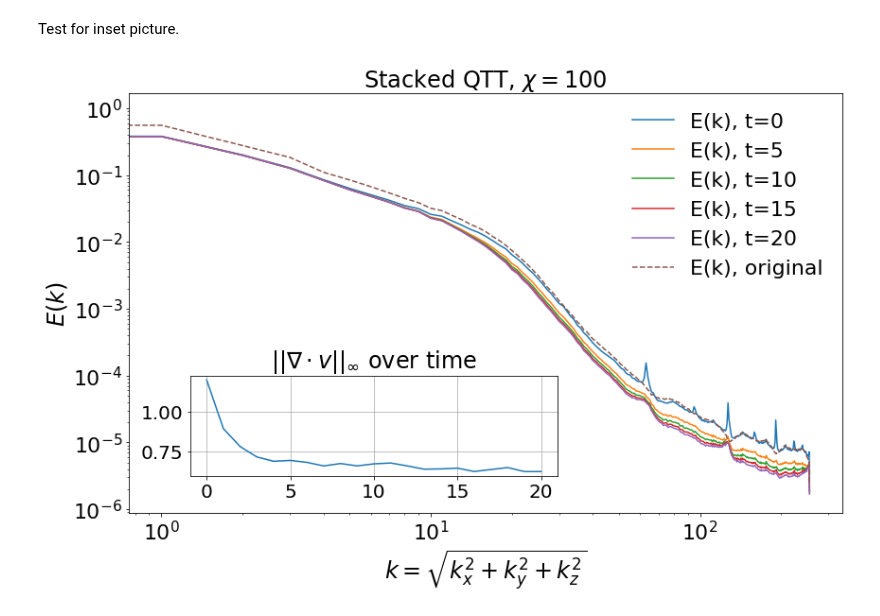
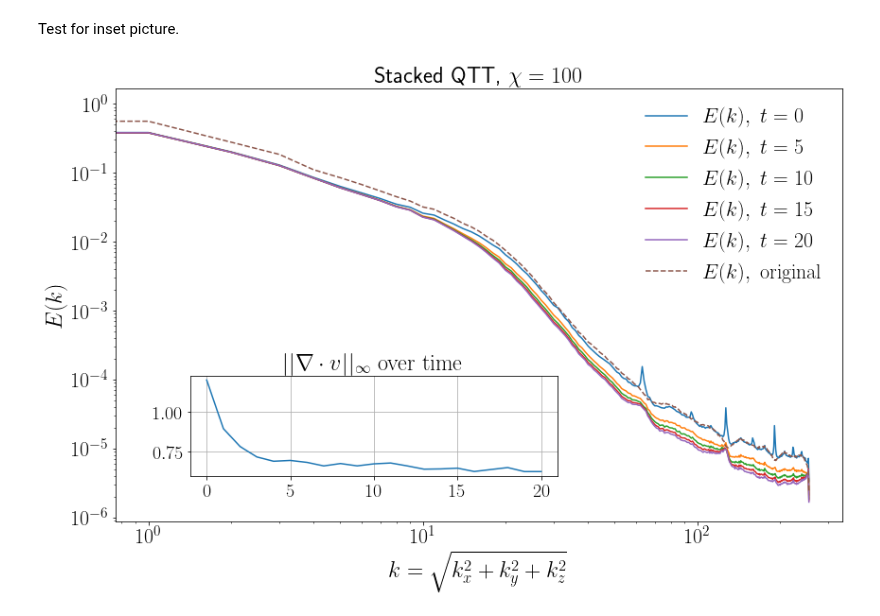
Before and after one commit to stefanopisoni/TN_Turbulence, a Jupyter notebook: 3D_evolution/3D_evolution_plot.ipynb, the cells around one changed output. Cells and saved outputs as stored; diff of their text form; code cells hidden in the pictures.

```diff
--- a/3D_evolution/3D_evolution_plot.ipynb
+++ b/3D_evolution/3D_evolution_plot.ipynb
@@ -119,6 +119,20 @@ Test for inset picture.
 # %%
 import torch
 import matplotlib.pyplot as plt
+
+# ——— Global style setup ———
+plt.rcParams.update({
+    "text.usetex": True,
+    "font.family": "sans-serif",
+    "font.sans-serif": ["Computer Modern Sans Serif"],
+    "text.latex.preamble": r"\renewcommand{\familydefault}{\sfdefault}",
+    # "lines.linewidth": 2.5,           # thicker lines
+    # "axes.labelsize": 24,
+    # "axes.titlesize": 24,
+    # "legend.fontsize": 20,            # default legend font size (overridden below)
+    # "xtick.labelsize": 22,
+    # "ytick.labelsize": 22
+})
 
 # ——— Load energy spectra ———
 times_spec = [0, 5, 10, 15, 20]
@@ -148,8 +162,8 @@ fig = plt.figure(figsize=(12, 8))
 # Main energy‐spectrum axis
 ax_main = fig.add_subplot(111)
 for t in times_spec:
-    ax_main.plot(Ek_dict[t], label=f'E(k), t={t}')
-ax_main.plot(E_k_100_tens, label='E(k), original', linestyle='--')
+    ax_main.plot(Ek_dict[t], label=rf'$E(k),~t={t}$')
+ax_main.plot(E_k_100_tens, label=r'$E(k), \mathrm{~original}$', linestyle='--')
 
 ax_main.set_xscale('log')
 ax_main.set_yscale('log')
@@ -164,35 +178,35 @@ elif encoding_prefix == "sta":
 ax_main.tick_params(axis='both', which='major', labelsize=22)
 ax_main.tick_params(axis='both', which='minor', labelsize=12)
 ax_main.legend(fontsize=22, loc='upper right', frameon=False)
 
 # ——— Inset parameters ———
 in_w, in_h = 0.45, 0.45   # smaller inset
 left, bottom = 0.19, 0.23 # shift right & up
 pad = 0.04               # less padding
 
 # Top‐inset: L2 norm
 # ax_l2 = fig.add_axes([left, bottom + in_h/2 + pad, in_w, in_h/2 - pad])
 # ax_l2.plot(times_div, div_l2)
 # # ax_l2.set_xlabel('t', fontsize=12)
 # # ax_l2.set_ylabel(rf'$||\nabla\cdot v||_2$', fontsize=14)
 # ax_l2.set_title(rf'Total $||\nabla\cdot v||_2$ over time', fontsize=14)
 # ax_l2.tick_params(labelsize=10)
 # ax_l2.grid(True)
 
 # Bottom‐inset: Linf norm
 ax_linf = fig.add_axes([left, bottom, in_w, in_h/2 - pad])
 ax_linf.plot(times_div, div_linf)
 # ax_linf.set_xlabel('t', fontsize=12)
 # ax_linf.set_ylabel(rf'$||\nabla\cdot v||_\infty$', fontsize=14)
-ax_linf.set_title(rf'$||\nabla\cdot v||_\infty$ over time', fontsize=24)
+ax_linf.set_title(r'$||\nabla\cdot v||_\infty \mathrm{~over~time}$', fontsize=24)
 ax_linf.tick_params(labelsize=20)
 ax_linf.grid(True)
 
 plt.tight_layout()
 plt.savefig(f"Plots/{repo_name}.pdf", format="pdf")
 plt.show()
 # %% [output]
-[figure, old version]
+[figure, new version]
 # %%
 t = 10
 tt.plot_ux_uy_uz_rect(solution[0][t], solution[1][t], solution[2][t], z_slice=0, L=[Li,Li,Li])
```
Also changed, not shown: 8 other files.
